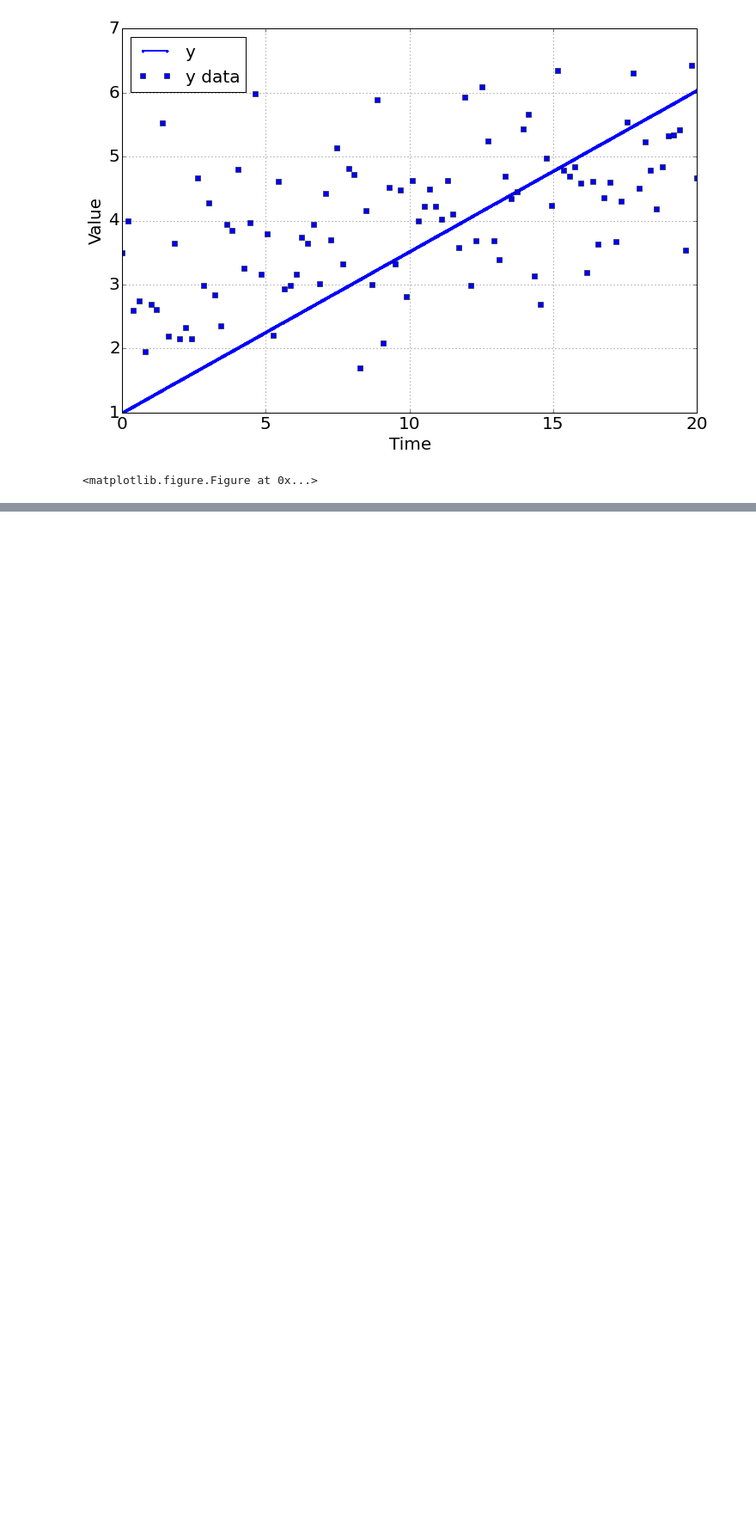
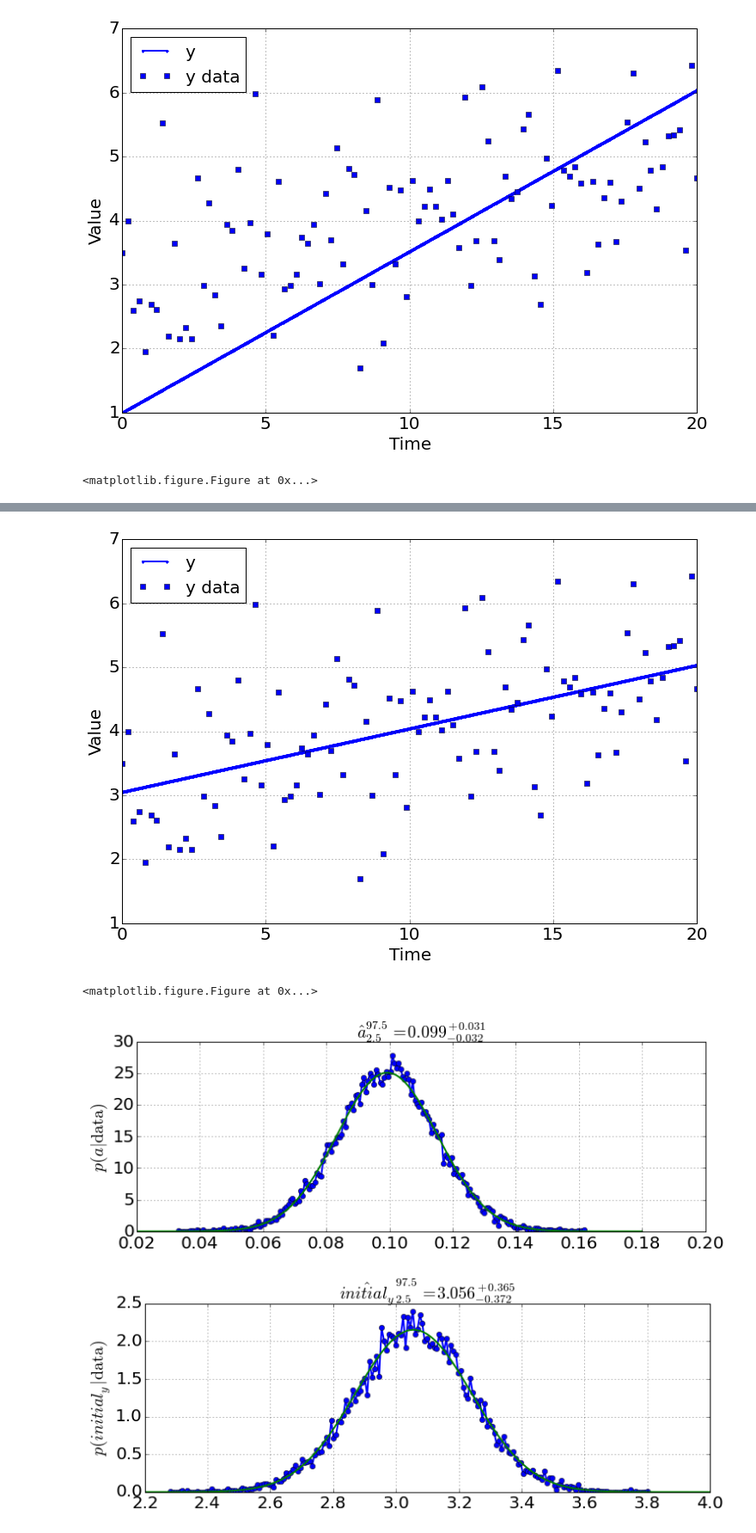
Before and after one commit to bblais/Systems-Modeling-Spring-2015-Notebooks, a Jupyter notebook: Thursday Mar 26 2015 - fitting a pyndamics sim.ipynb, the cells around one changed output, grey strips where cells are left out. Shown: that part at 86% size. Drawn from its saved outputs; the diff is of its cells as text; code cells hidden in the pictures; blank space fills up the shorter version.

```diff
--- a/Thursday Mar 26 2015 - fitting a pyndamics sim.ipynb
+++ b/Thursday Mar 26 2015 - fitting a pyndamics sim.ipynb
@@ -35,0 +56,8 @@ sim.run(0,20)
+# %%
+sim.run(0,20)
+model.plot_distributions()
+# %% [output]
+[figure, added]
+<matplotlib.figure.Figure at 0x...>
+[figure, added]
+[figure, added]
```
Also changed, not shown: parts of 4 cells of this notebook, 1 other file.
